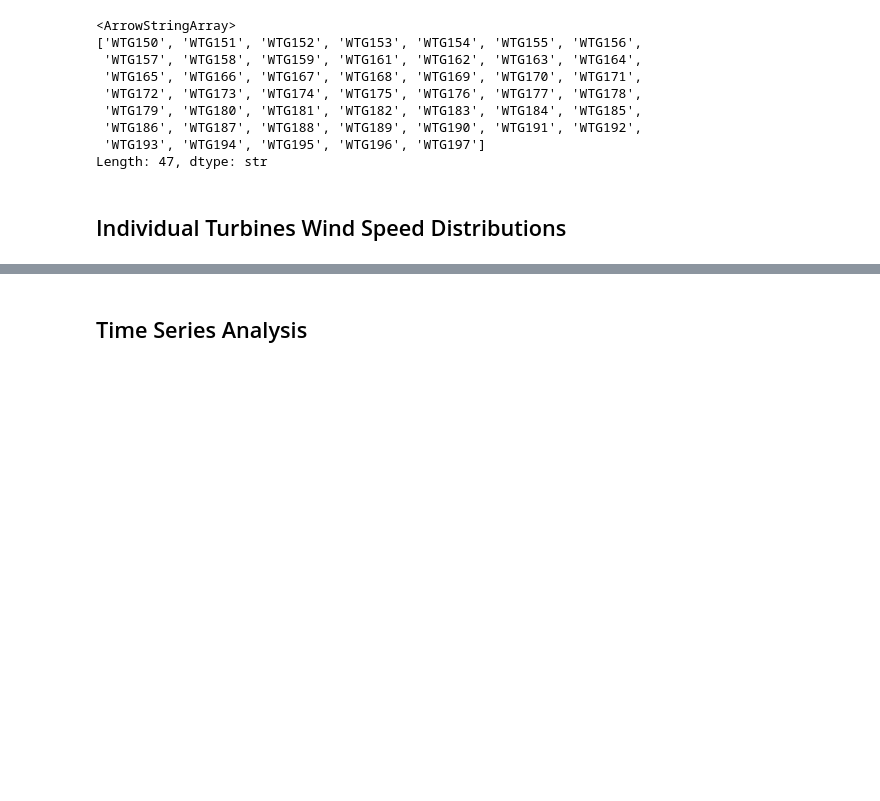
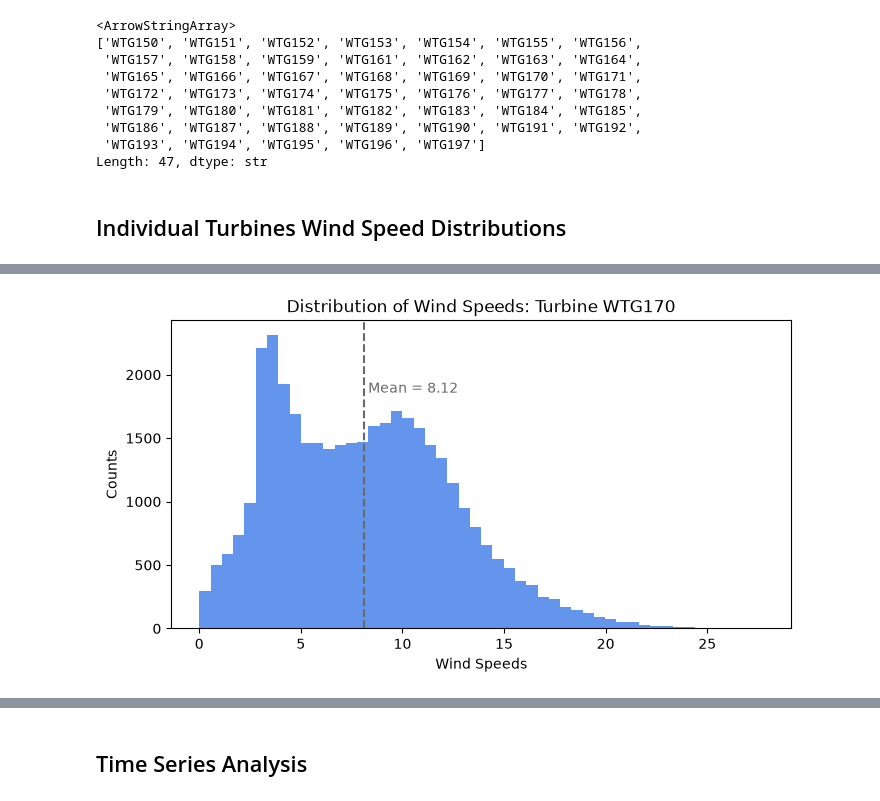
Before and after one commit to Aiden-Badalamenti3/CU-Capstone-Project, a Jupyter notebook: notebooks/carter_notebooks/wind_spectrum.ipynb, the cells around one changed output, grey strips where cells are left out. Drawn from its saved outputs; the diff is of its cells as text; code cells hidden in the pictures; blank space fills up the shorter version.

```diff
--- a/notebooks/carter_notebooks/wind_spectrum.ipynb
+++ b/notebooks/carter_notebooks/wind_spectrum.ipynb
@@ -42,0 +53,5 @@ plt.show()
+# %%
+# creating spectrum for WTG170
+wind_spectrum(scada, 'WTG170')
+# %% [output]
+[figure, added]
```
Also changed, not shown: parts of 16 cells of this notebook, 1 other file.
